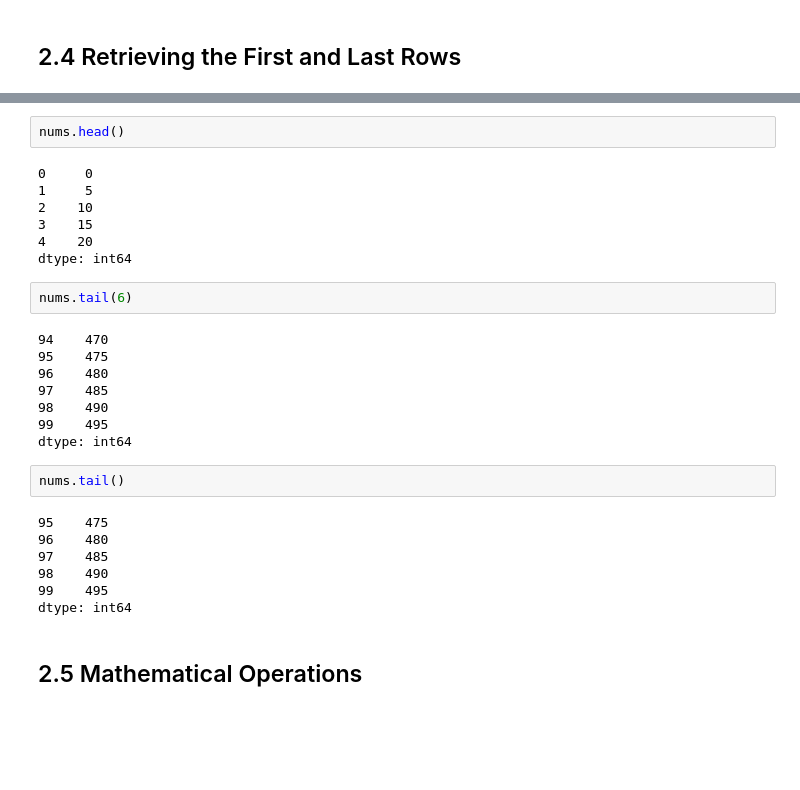
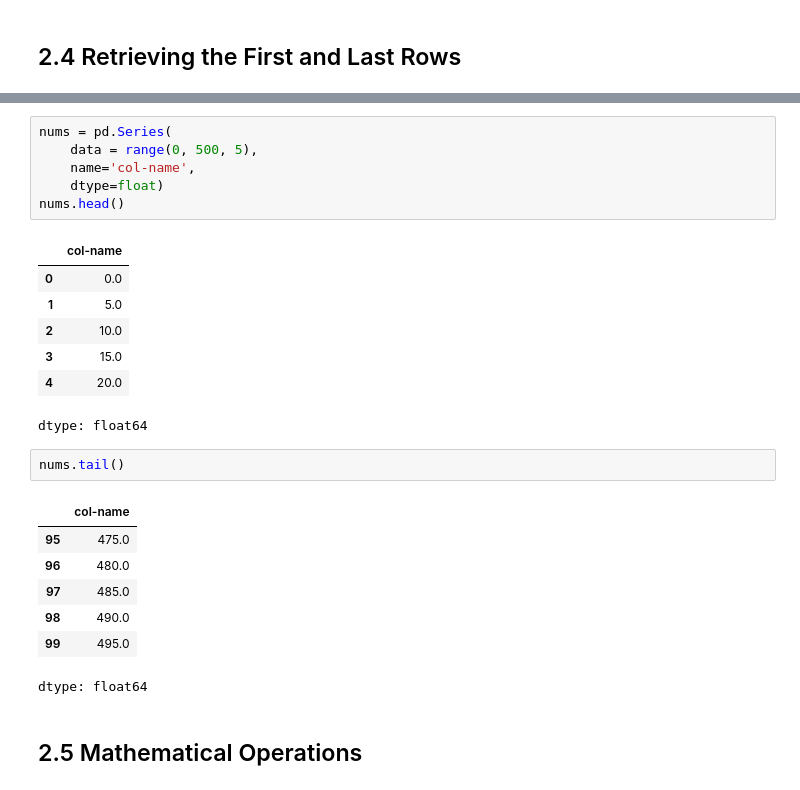
Before and after one commit to MinyaevAndrey/pandas-in-action, a Jupyter notebook: chapter_02_the_series_object/chapter_02_the_series_object.ipynb, the cells around one changed output, grey strips where cells are left out. Cells and saved outputs as stored; diff of their text form; blank space fills up the shorter version.

```diff
--- a/chapter_02_the_series_object/chapter_02_the_series_object.ipynb
+++ b/chapter_02_the_series_object/chapter_02_the_series_object.ipynb
@@ -269,31 +273,27 @@ dtype: int64
-# %%
-nums.head()
-# %% [output]
-0     0
-1     5
-2    10
-3    15
-4    20
-dtype: int64
-# %%
-nums.tail(6)
-# %% [output]
-94    470
-95    475
-96    480
-97    485
-98    490
-99    495
-dtype: int64
+# %%
+nums = pd.Series(
+    data = range(0, 500, 5),
+    name='col-name',
+    dtype=float)
+nums.head()
+# %% [output]
+|  | col-name |
+| 0 | 0.0 |
+| 1 | 5.0 |
+| 2 | 10.0 |
+| 3 | 15.0 |
+| 4 | 20.0 |
+dtype: float64
 # %%
 nums.tail()
 # %% [output]
+|  | col-name |
+| 95 | 475.0 |
+| 96 | 480.0 |
+| 97 | 485.0 |
+| 98 | 490.0 |
+| 99 | 495.0 |
-95    475
-96    480
-97    485
-98    490
-99    495
-dtype: int64
+dtype: float64
 # %% [markdown]
 ## 2.5 Mathematical Operations
 # %% [markdown]
```
Also changed, not shown: parts of 20 cells of this notebook.
